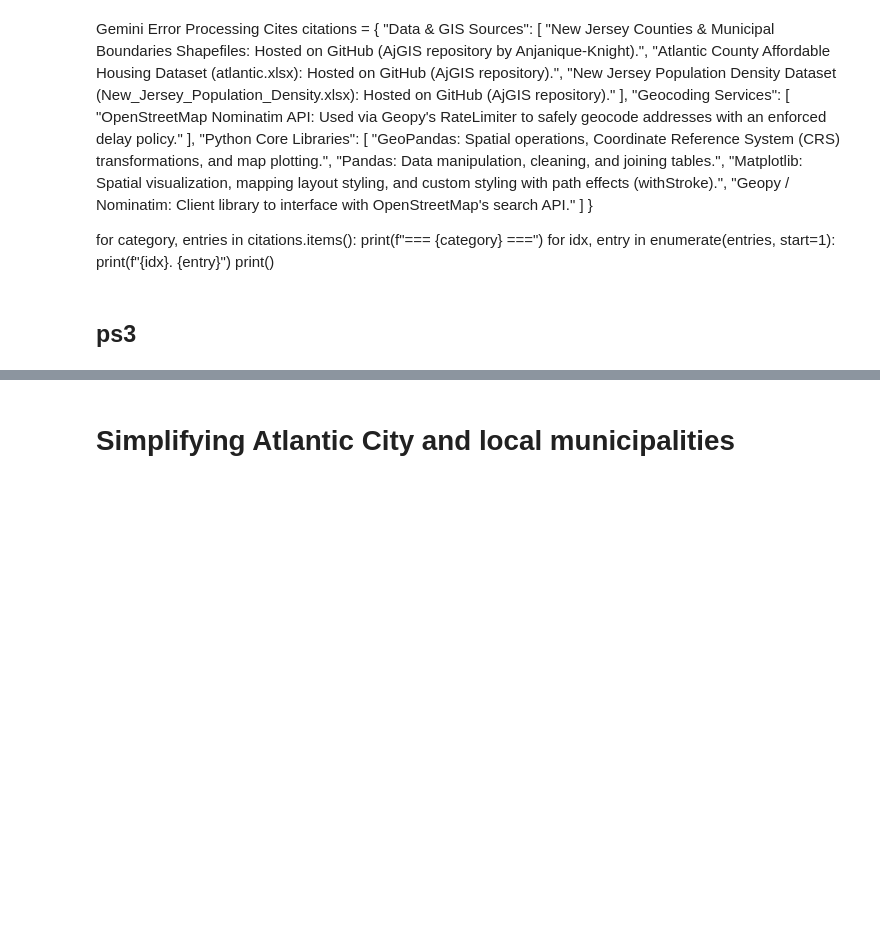
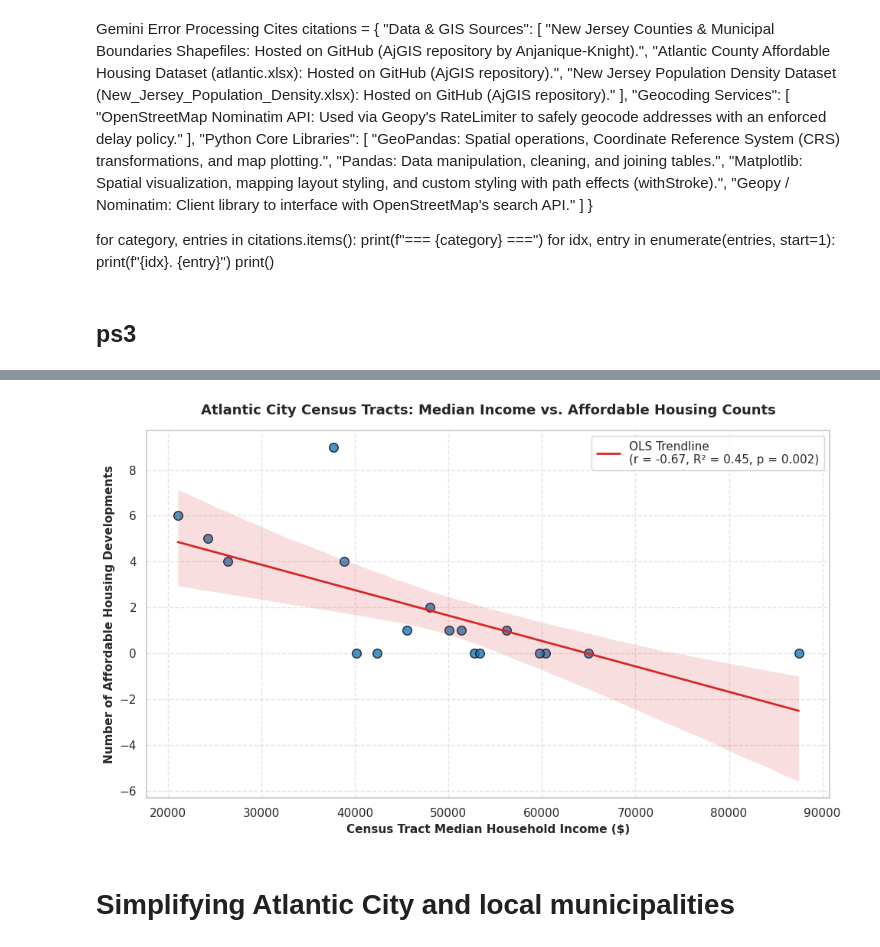
Before and after one commit to Anjanique-Knight/AjGIS, a Jupyter notebook: PS3_GIS.ipynb, the cells around one changed output, grey strips where cells are left out. Saved outputs shown, nothing was run; the diff lists cells and outputs as text; code cells hidden in the pictures; blank space fills up the shorter version.

```diff
--- a/PS3_GIS.ipynb
+++ b/PS3_GIS.ipynb
@@ -796,3 +646,81 @@ plt.show()
+# %%
+import matplotlib.pyplot as plt
+import numpy as np
+import pandas as pd
+import seaborn as sns
+from scipy import stats
+
+# 1. Reconstruct merged_tract_data by combining census tract geometries with economic data
+# Load the tract economics data
+excel_path = 'ACountyInc.xlsx'
+tract_econ_df = pd.read_excel(excel_path, sheet_name='Consolidated Census Data', skiprows=3)
+
+tract_econ_df['Median_Income'] = pd.to_numeric(
+    tract_econ_df['Median Household Income']
+    .astype(str)
+    .str.replace('$', '')
+    .str.replace(',', ''),
+    errors='coerce'
+)
+
+# Extract tract GEOID numeric code for matching
+tract_econ_df['GEOID_clean'] = (
+    tract_econ_df['Census Tract & Full ID']
+    .astype(str)
+    .str.extract(r'Tract \d+\s*\((\d+)\)')
+)
+
+# Standardize spatial tract IDs and merge housing development counts
+tract_housing_counts = ac_tracts_final[['GEOID', 'housing_dev_count']].copy()
+tract_housing_counts['GEOID'] = tract_housing_counts['GEOID'].astype(str)
+
+merged_tract_data = tract_housing_counts.merge(
+    tract_econ_df,
+    left_on='GEOID',
+    right_on='GEOID_clean',
+    how='inner'
+)
+
+# 2. Prep data for regression analysis
+income_col = 'Median_Income'
+plot_df = merged_tract_data.dropna(subset=[income_col, 'housing_dev_count']).copy()
+
+# Calculate Pearson Correlation (r) and R²
+r_val, p_val = stats.pearsonr(plot_df[income_col], plot_df['housing_dev_count'])
+r_squared = r_val**2
+
+# 3. Plot Scatter Plot with OLS Regression Line
+fig, ax = plt.subplots(figsize=(10, 6))
+
+sns.regplot(
+    data=plot_df,
+    x=income_col,
+    y='housing_dev_count',
+    ax=ax,
+    color='#1f77b4',
+    scatter_kws={'s': 70, 'alpha': 0.8, 'edgecolor': 'black'},
+    line_kws={
+        'color': '#d62728',
+        'linewidth': 2,
+        'label': f'OLS Trendline\n(r = {r_val:.2f}, R² = {r_squared:.2f}, p = {p_val:.3f})'
+    }
+)
+
+plt.title(
+    'Atlantic City Census Tracts: Median Income vs. Affordable Housing Counts',
+    fontsize=13,
+    fontweight='bold',
+    pad=15
+)
+plt.xlabel('Census Tract Median Household Income ($)', fontsize=11, fontweight='bold')
+plt.ylabel('Number of Affordable Housing Developments', fontsize=11, fontweight='bold')
+plt.grid(True, linestyle='--', alpha=0.5)
+plt.legend(loc='upper right', frameon=True, facecolor='white')
+
+plt.tight_layout()
+plt.show()
+# %% [output]
+[figure, added]
 # %% [markdown]
 # Simplifying Atlantic City and local municipalities
 # %%
```
Also changed, not shown: parts of 18 cells of this notebook.
